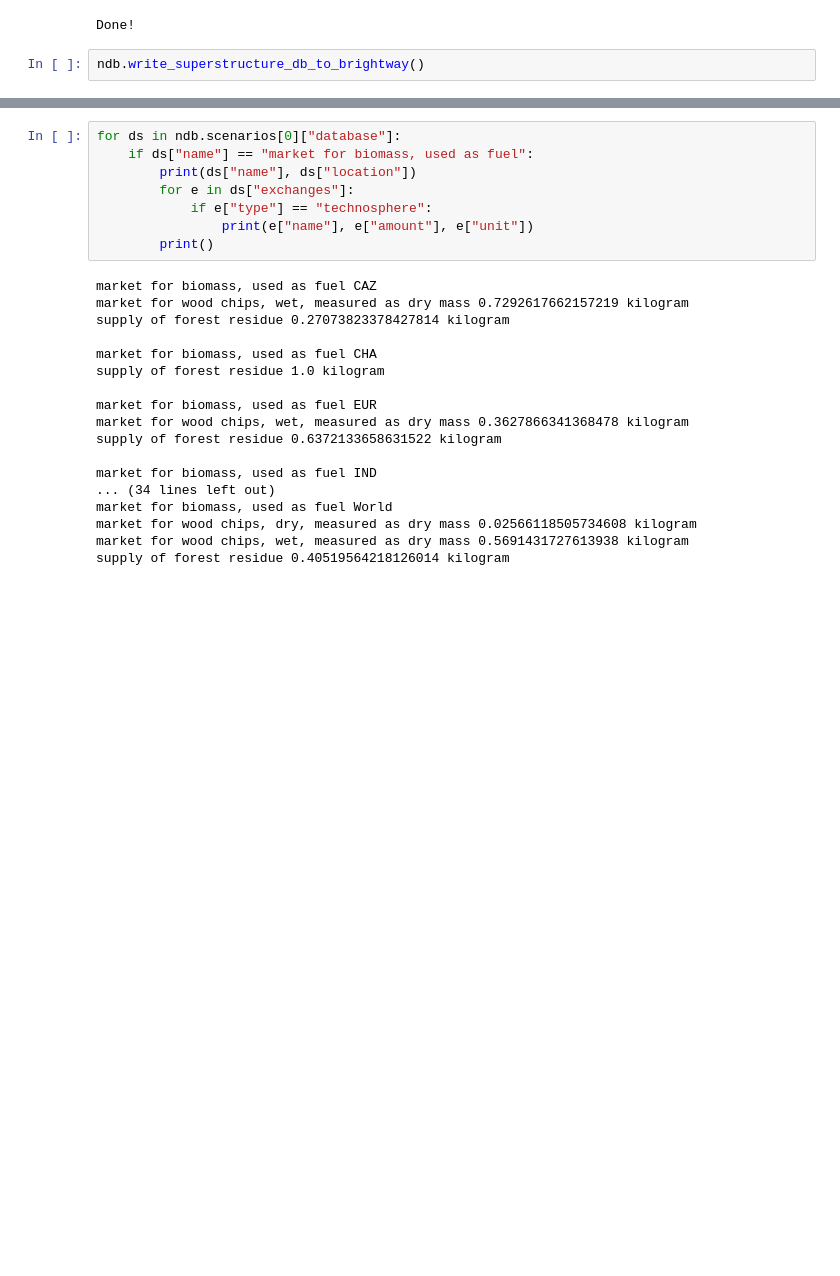
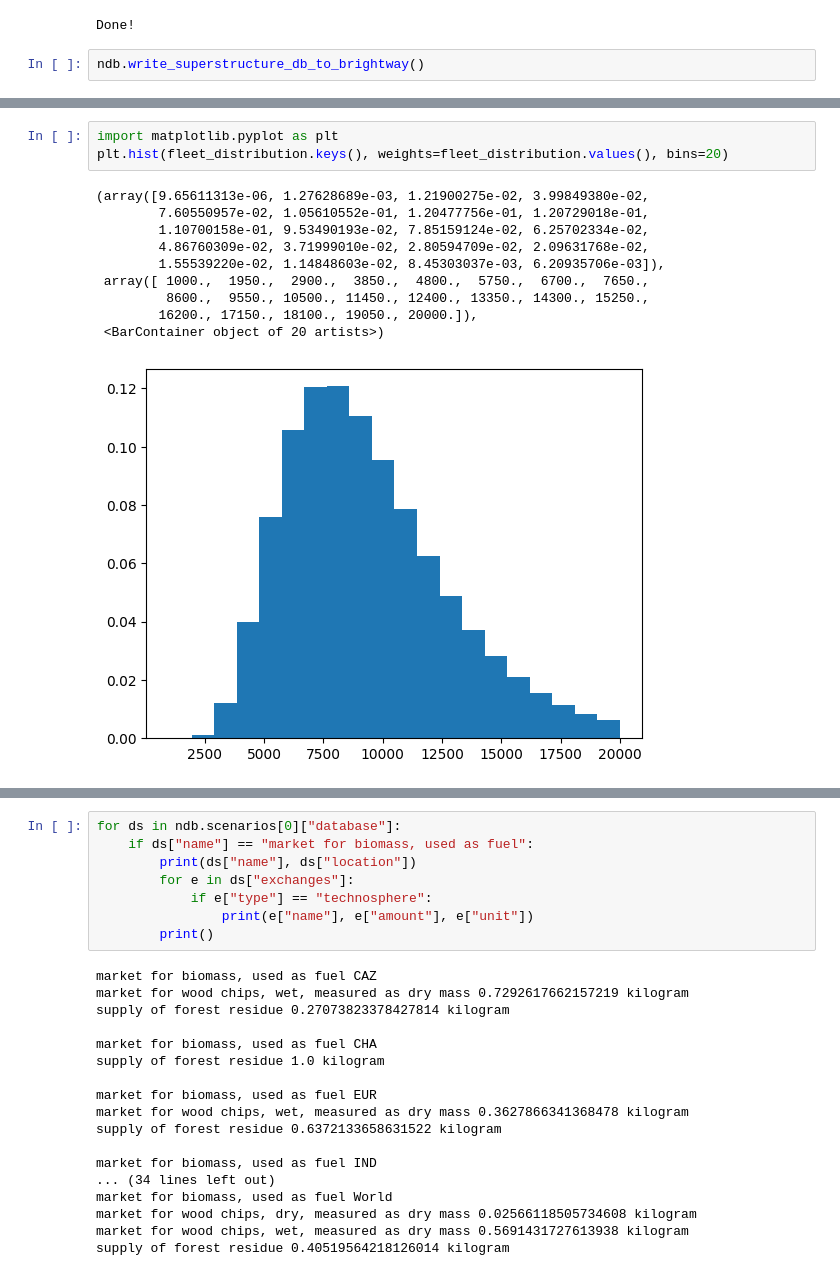
Before and after one commit to JS-NO/premise, a Jupyter notebook: dev/Untitled1.ipynb, the cells around one changed output, grey strips where cells are left out. Cells and saved outputs as stored; diff of their text form; blank space fills up the shorter version.

```diff
--- a/dev/Untitled1.ipynb
+++ b/dev/Untitled1.ipynb
@@ -73 +122,15 @@ Report saved under /Users/romain/GitHub/premise-johanna/dev.
+# %%
+import matplotlib.pyplot as plt
+plt.hist(fleet_distribution.keys(), weights=fleet_distribution.values(), bins=20)
+# %% [output]
+(array([9.65611313e-06, 1.27628689e-03, 1.21900275e-02, 3.99849380e-02,
+        7.60550957e-02, 1.05610552e-01, 1.20477756e-01, 1.20729018e-01,
+        1.10700158e-01, 9.53490193e-02, 7.85159124e-02, 6.25702334e-02,
+        4.86760309e-02, 3.71999010e-02, 2.80594709e-02, 2.09631768e-02,
+        1.55539220e-02, 1.14848603e-02, 8.45303037e-03, 6.20935706e-03]),
+ array([ 1000.,  1950.,  2900.,  3850.,  4800.,  5750.,  6700.,  7650.,
+         8600.,  9550., 10500., 11450., 12400., 13350., 14300., 15250.,
+        16200., 17150., 18100., 19050., 20000.]),
+ <BarContainer object of 20 artists>)
+[figure, added]
 # %%
```
Also changed, not shown: parts of 5 cells of this notebook, 2 other files.
